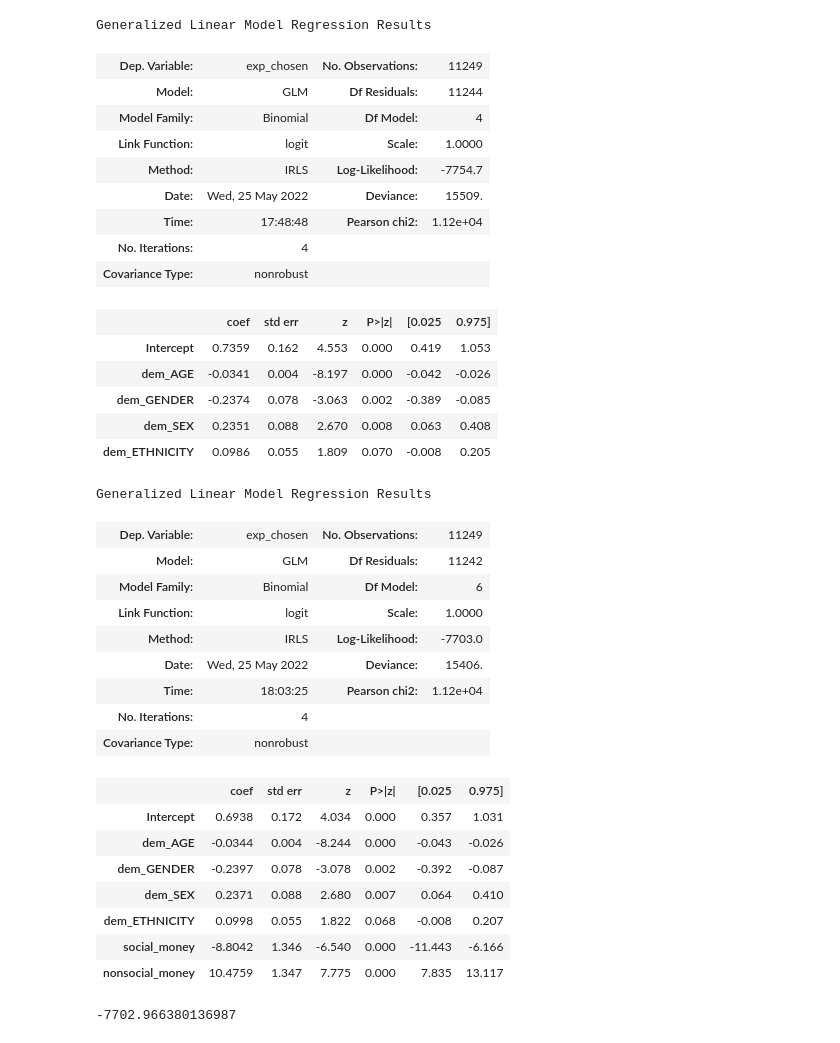
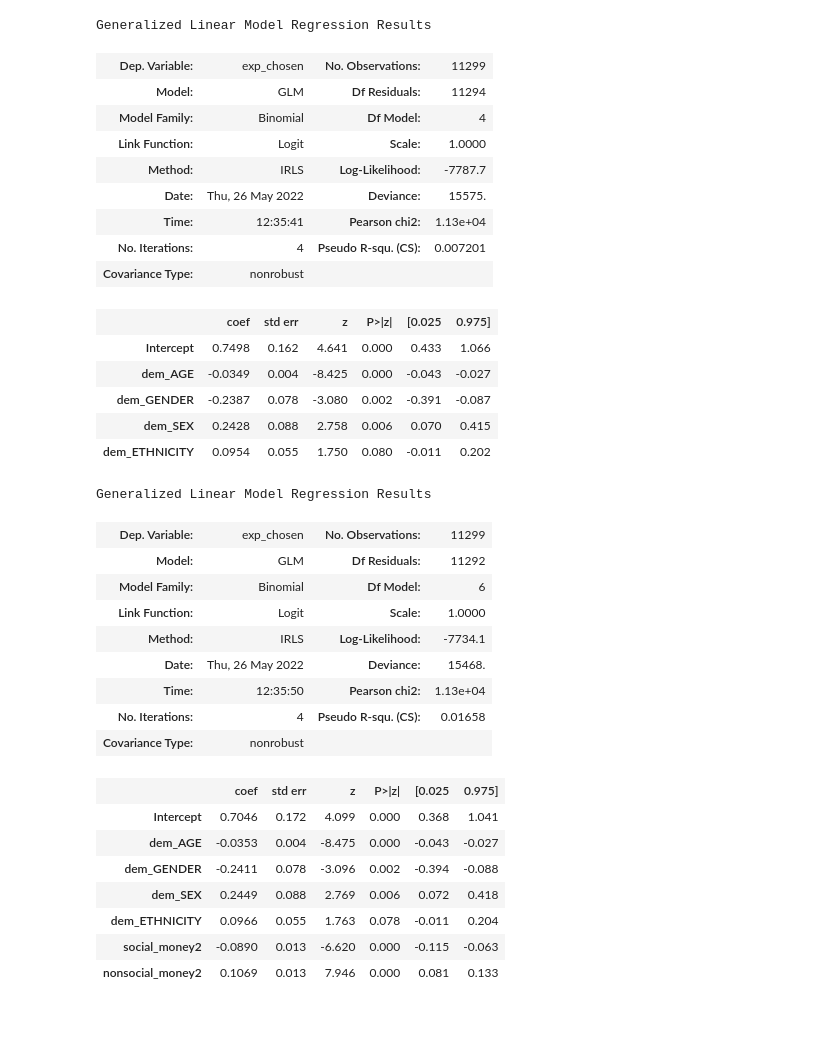
Before and after one commit to fareri-lab/WTP_CardTask, a Jupyter notebook: APS/WTP_HLM.ipynb, the cells around one changed output. Cells and saved outputs as stored; diff of their text form; code cells hidden in the pictures.

```diff
--- a/APS/WTP_HLM.ipynb
+++ b/APS/WTP_HLM.ipynb
@@ -37,8 +35,12 @@ ModuleNotFoundError: No module named 'arviz'
 # %%
 #import excel file containing data summary
 
-data = pd.read_csv(r'APS_results/WTP_Study2_LONG_REG.csv', encoding='utf-8-sig')
+data = pd.read_csv(r'WTP_LONG_ALL.csv', encoding='utf-8-sig')
 pd.set_option("display.max_rows", None, "display.max_columns", None)
+
+
+data = data.loc[(data['balanced'] == 1)]
+data= data.reset_index(drop=True)
 print(data.head())
 print(data.columns)
 # %% [output]
@@ -102,46 +104,41 @@ model = smf.glm('exp_chosen ~ dem_AGE + dem_GENDER+ dem_SEX+ dem_ETHNICITY', fam
 model.summary()
 # %% [output]
 Generalized Linear Model Regression Results
-| Dep. Variable: | exp_chosen | No. Observations: | 11249 |
-| Model: | GLM | Df Residuals: | 11244 |
+| Dep. Variable: | exp_chosen | No. Observations: | 11299 |
+| Model: | GLM | Df Residuals: | 11294 |
 | Model Family: | Binomial | Df Model: | 4 |
-| Link Function: | logit | Scale: | 1.0000 |
-| Method: | IRLS | Log-Likelihood: | -7754.7 |
-| Date: | Wed, 25 May 2022 | Deviance: | 15509. |
-| Time: | 17:48:48 | Pearson chi2: | 1.12e+04 |
-| No. Iterations: | 4 |  |  |
+| Link Function: | Logit | Scale: | 1.0000 |
+| Method: | IRLS | Log-Likelihood: | -7787.7 |
+| Date: | Thu, 26 May 2022 | Deviance: | 15575. |
+| Time: | 12:35:41 | Pearson chi2: | 1.13e+04 |
+| No. Iterations: | 4 | Pseudo R-squ. (CS): | 0.007201 |
 | Covariance Type: | nonrobust |  |  |
 |  | coef | std err | z | P>|z| | [0.025 | 0.975] |
-| Intercept | 0.7359 | 0.162 | 4.553 | 0.000 | 0.419 | 1.053 |
-| dem_AGE | -0.0341 | 0.004 | -8.197 | 0.000 | -0.042 | -0.026 |
-| dem_GENDER | -0.2374 | 0.078 | -3.063 | 0.002 | -0.389 | -0.085 |
-| dem_SEX | 0.2351 | 0.088 | 2.670 | 0.008 | 0.063 | 0.408 |
-| dem_ETHNICITY | 0.0986 | 0.055 | 1.809 | 0.070 | -0.008 | 0.205 |
+| Intercept | 0.7498 | 0.162 | 4.641 | 0.000 | 0.433 | 1.066 |
+| dem_AGE | -0.0349 | 0.004 | -8.425 | 0.000 | -0.043 | -0.027 |
+| dem_GENDER | -0.2387 | 0.078 | -3.080 | 0.002 | -0.391 | -0.087 |
+| dem_SEX | 0.2428 | 0.088 | 2.758 | 0.006 | 0.070 | 0.415 |
+| dem_ETHNICITY | 0.0954 | 0.055 | 1.750 | 0.080 | -0.011 | 0.202 |
 # %%
 #add prices to model
-model = smf.glm('exp_chosen ~ dem_AGE + dem_GENDER+ dem_SEX+ dem_ETHNICITY + social_money + nonsocial_money', family= sm.families.Binomial(),data=data).fit()
+model = smf.glm('exp_chosen ~ dem_AGE + dem_GENDER+ dem_SEX+ dem_ETHNICITY + social_money2 + nonsocial_money2', family= sm.families.Binomial(),data=data).fit()
 model.summary()
 # %% [output]
 Generalized Linear Model Regression Results
-| Dep. Variable: | exp_chosen | No. Observations: | 11249 |
-| Model: | GLM | Df Residuals: | 11242 |
+| Dep. Variable: | exp_chosen | No. Observations: | 11299 |
+| Model: | GLM | Df Residuals: | 11292 |
 | Model Family: | Binomial | Df Model: | 6 |
-| Link Function: | logit | Scale: | 1.0000 |
-| Method: | IRLS | Log-Likelihood: | -7703.0 |
-| Date: | Wed, 25 May 2022 | Deviance: | 15406. |
-| Time: | 18:03:25 | Pearson chi2: | 1.12e+04 |
-| No. Iterations: | 4 |  |  |
+| Link Function: | Logit | Scale: | 1.0000 |
+| Method: | IRLS | Log-Likelihood: | -7734.1 |
+| Date: | Thu, 26 May 2022 | Deviance: | 15468. |
+| Time: | 12:35:50 | Pearson chi2: | 1.13e+04 |
+| No. Iterations: | 4 | Pseudo R-squ. (CS): | 0.01658 |
 | Covariance Type: | nonrobust |  |  |
 |  | coef | std err | z | P>|z| | [0.025 | 0.975] |
-| Intercept | 0.6938 | 0.172 | 4.034 | 0.000 | 0.357 | 1.031 |
-| dem_AGE | -0.0344 | 0.004 | -8.244 | 0.000 | -0.043 | -0.026 |
-| dem_GENDER | -0.2397 | 0.078 | -3.078 | 0.002 | -0.392 | -0.087 |
-| dem_SEX | 0.2371 | 0.088 | 2.680 | 0.007 | 0.064 | 0.410 |
-| dem_ETHNICITY | 0.0998 | 0.055 | 1.822 | 0.068 | -0.008 | 0.207 |
-| social_money | -8.8042 | 1.346 | -6.540 | 0.000 | -11.443 | -6.166 |
-| nonsocial_money | 10.4759 | 1.347 | 7.775 | 0.000 | 7.835 | 13.117 |
+| Intercept | 0.7046 | 0.172 | 4.099 | 0.000 | 0.368 | 1.041 |
+| dem_AGE | -0.0353 | 0.004 | -8.475 | 0.000 | -0.043 | -0.027 |
+| dem_GENDER | -0.2411 | 0.078 | -3.096 | 0.002 | -0.394 | -0.088 |
+| dem_SEX | 0.2449 | 0.088 | 2.769 | 0.006 | 0.072 | 0.418 |
+| dem_ETHNICITY | 0.0966 | 0.055 | 1.763 | 0.078 | -0.011 | 0.204 |
+| social_money2 | -0.0890 | 0.013 | -6.620 | 0.000 | -0.115 | -0.063 |
+| nonsocial_money2 | 0.1069 | 0.013 | 7.946 | 0.000 | 0.081 | 0.133 |
-# %%
-null_ll=model.llf
-print(null_ll)
-# %% [output]
--7702.966380136987
```
Also changed, not shown: parts of 33 cells of this notebook, 7 other files.
